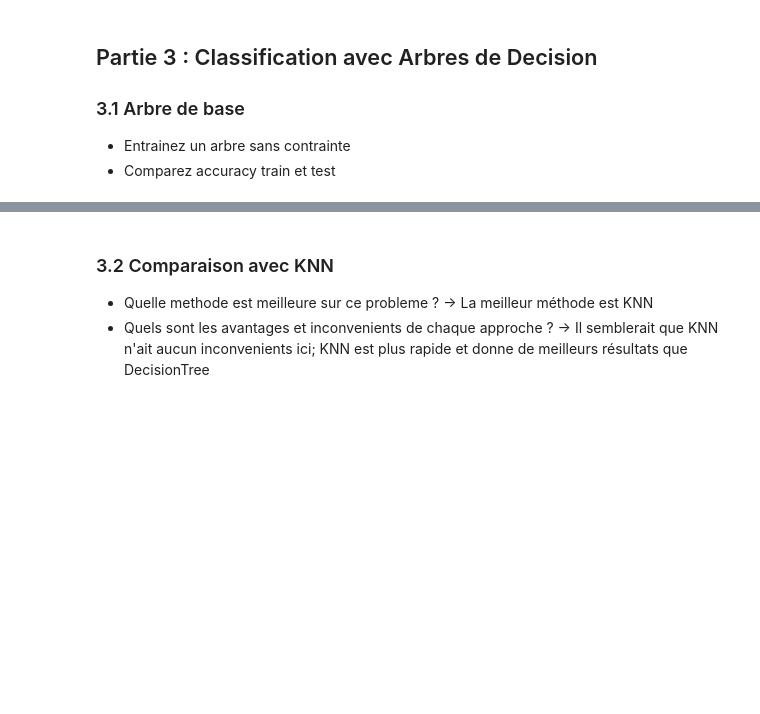
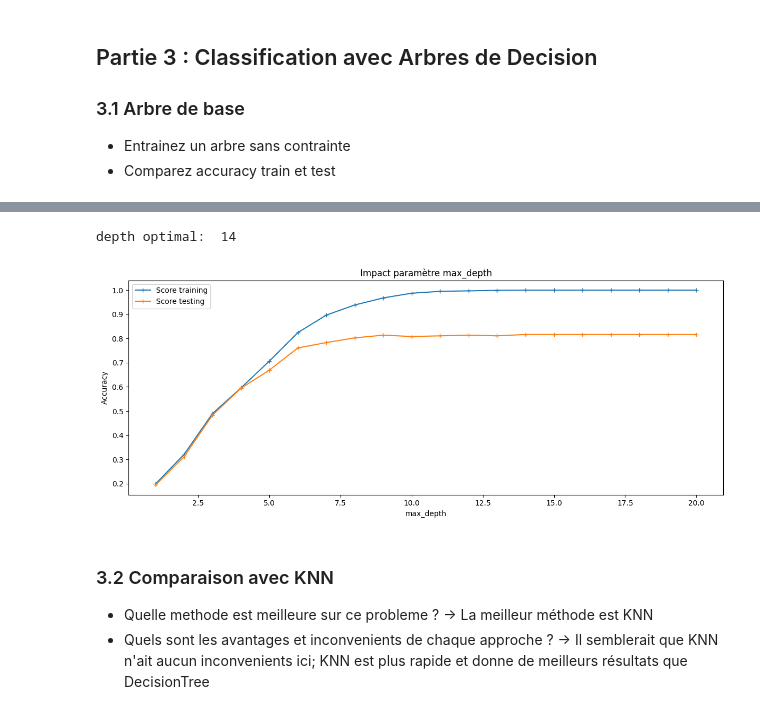
Before and after one commit to DamienDESSAUX-M2i/M2i_CDSD_TDTP, a Jupyter notebook: scikit_learn/exos/tp3.ipynb, the cells around one changed output, grey strips where cells are left out. Saved outputs shown, nothing was run; the diff lists cells and outputs as text; code cells hidden in the pictures; blank space fills up the shorter version.

```diff
--- a/scikit_learn/exos/tp3.ipynb
+++ b/scikit_learn/exos/tp3.ipynb
@@ -150,7 +150,7 @@ plt.title("Impact paramètre K")
 plt.legend()
 plt.tight_layout()
 
-k_optimal = test_score.index(max(test_score)) + 1
+k_optimal = k_values[test_score.index(max(test_score))]
 print("K optimal: ", k_optimal)
 # %% [output]
 K optimal:  13
@@ -271,4 +301,37 @@ weighted avg       0.82      0.82      0.82       360
 [figure]
+# %%
+depth_values = range(1, 21)
+train_score = []
+test_score = []
+
+for depth in depth_values:
+    dt = Pipeline(
+        steps=[
+            ("preprocessor", preprocessor),
+            (
+                "classifier",
+                DecisionTreeClassifier(random_state=42, max_depth=depth),
+            ),
+        ]
+    )
+    dt.fit(X_train, y_train)
+    train_score.append(dt.score(X_train, y_train))
+    test_score.append(dt.score(X_test, y_test))
+
+plt.figure(figsize=(12, 5))
+plt.plot(depth_values, train_score, label="Score training", marker="+")
+plt.plot(depth_values, test_score, label="Score testing", marker="+")
+plt.xlabel("max_depth")
+plt.ylabel("Accuracy")
+plt.title("Impact paramètre max_depth")
+plt.legend()
+plt.tight_layout()
+
+depth_optimal = depth_values[test_score.index(max(test_score))]
+print("depth optimal: ", depth_optimal)
+# %% [output]
+depth optimal:  14
+[figure, added]
 # %% [markdown]
 ### 3.2 Comparaison avec KNN
 
```
Also changed, not shown: parts of 16 cells of this notebook, 10 other files.
